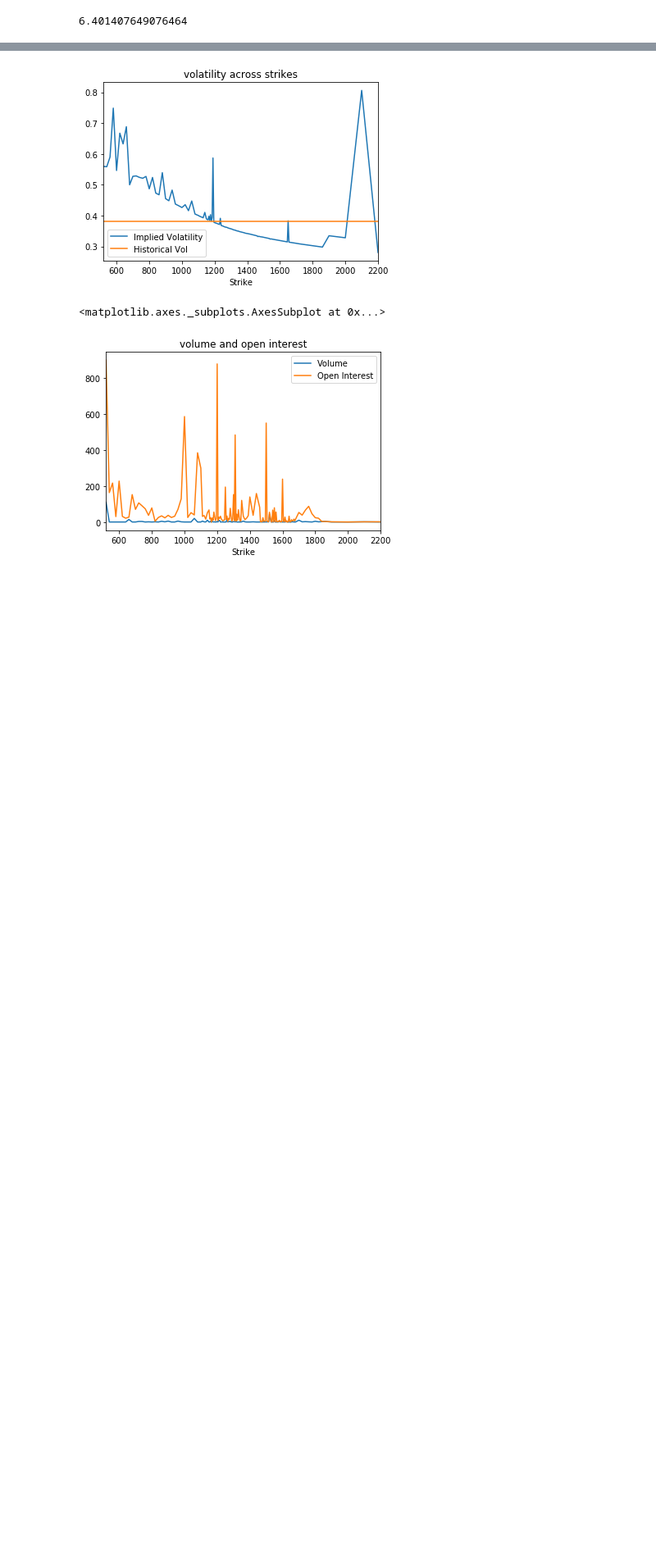
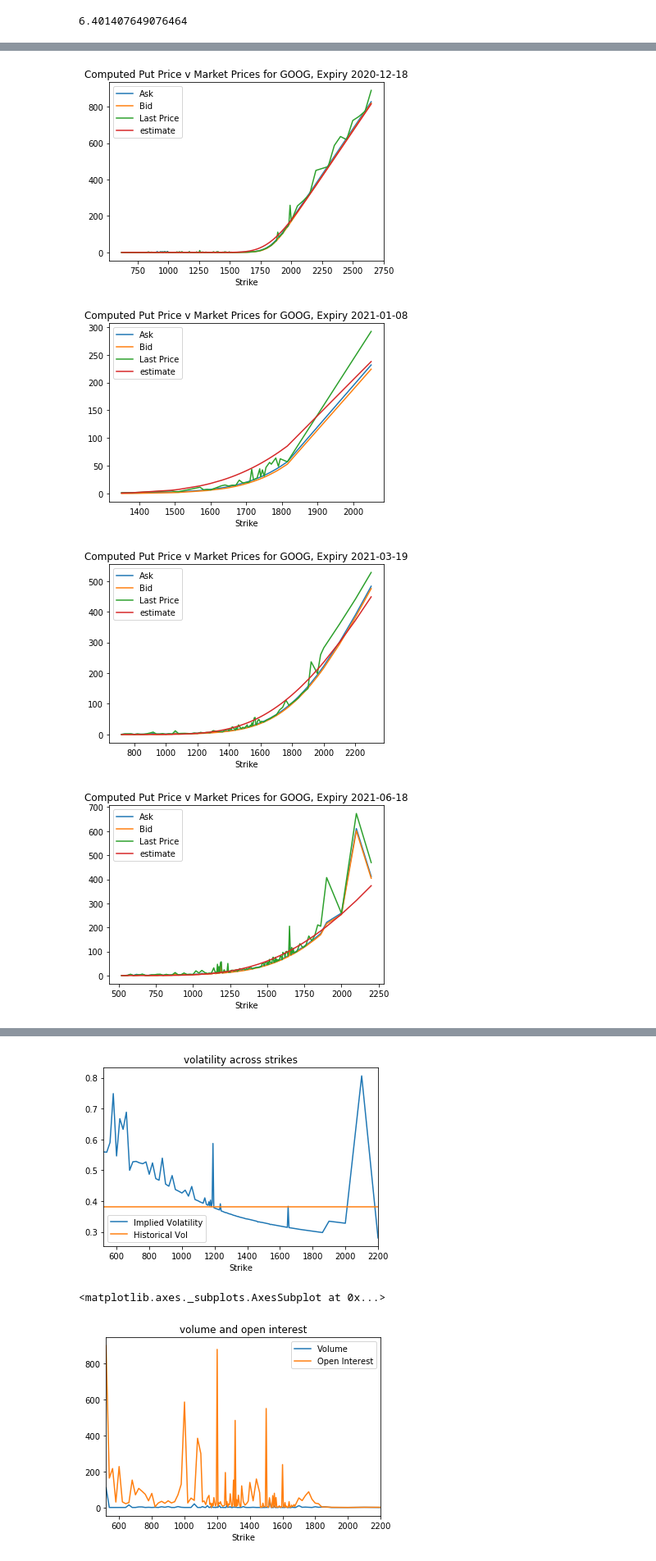
Before and after one commit to Maosef/options_pricing, a Jupyter notebook: option pricing active.ipynb, the cells around one changed output, grey strips where cells are left out. Shown at 82% size. Drawn from its saved outputs; the diff is of its cells as text; code cells hidden in the pictures; blank space fills up the shorter version.

```diff
--- a/option pricing active.ipynb
+++ b/option pricing active.ipynb
@@ -196,0 +291,10 @@ df_estimate.plot(x='Strike',y=['Last Price','estimate'], title='Computed v Marke
+# %%
+# plot put prices across strikes
+
+for i in range(0,5):
+    puts_estimate_df[i].plot(x='Strike',y=['Ask','Bid','Last Price','estimate'], title='Computed Put Price v Market Prices for {}, Expiry {}'.format(ticker, expiration_datetime[i].date()))
+# %% [output]
+[figure, added]
+[figure, added]
+[figure, added]
+[figure, added]
```
Also changed, not shown: parts of 23 cells of this notebook, 1 other file.
